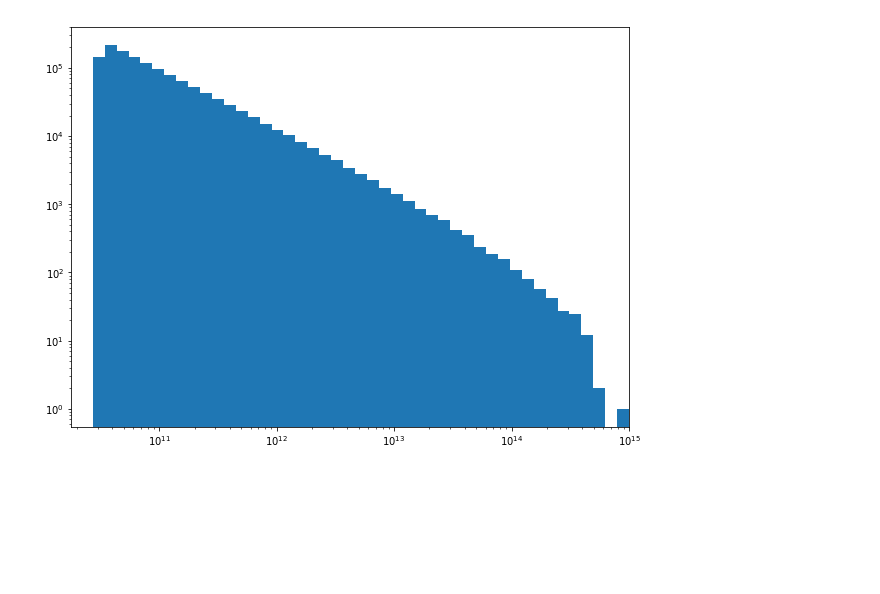
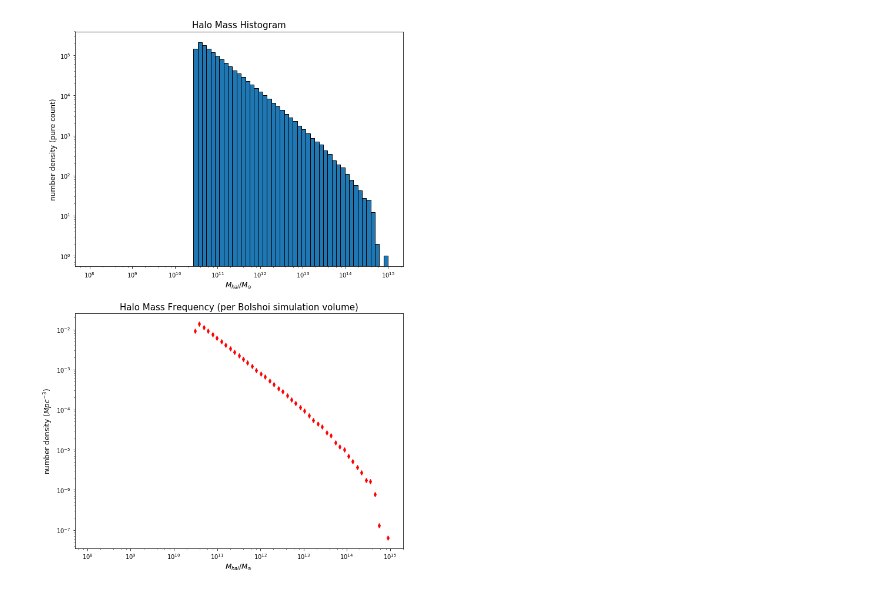
Before and after one commit to patricks1/Tinker, a Jupyter notebook: schechter.ipynb, the cells around one changed output. Saved outputs shown, nothing was run; the diff lists cells and outputs as text; code cells hidden in the pictures; blank space fills up the shorter version.

```diff
--- a/schechter.ipynb
+++ b/schechter.ipynb
@@ -33,17 +40,29 @@ plt.show()
-# %%
-fig=plt.figure(figsize=(10,25))
-
-loghalomass=np.log10(halomass)
-bins=np.logspace(8,15,(15.-8.)/0.1)
-
-halomassplot=fig.add_subplot(3,1,1)
-
-halomassplot.hist(halomass,bins=bins)
-halomassplot.set_xscale('log')
-halomassplot.set_yscale('log')
-halomassplot.set_xlim(10.**10.25,10.**15.)
-halomassplot.set_ylim(0,10.**6.)
-
-plt.show()
-# %% [output]
-[figure, removed]
+# %%
+bins=np.logspace(8,15,(15.-8.)/0.1)
+logbins=np.log10(bins)
+
+fig=plt.figure(figsize=(10,25))
+
+halomassplot=fig.add_subplot(3,1,1)
+halofreq, binsout, patches = halomassplot.hist(halomass,bins=bins,edgecolor='k')
+halomassplot.set_xscale('log')
+halomassplot.set_yscale('log')
+halomassplot.set_ylabel('number density (pure count)',fontsize=12)
+halomassplot.set_xlabel('$M_{hal}/M_{\odot}$',fontsize=12)
+halomassplot.set_title('Halo Mass Histogram',fontsize=15)
+
+halofreq=halofreq/(250.)**3. #frequency per cubic megaparsec
+midbins = (binsout[1:]+binsout[:-1])/2.
+logmidbins=np.log10(midbins)
+
+dotplot=fig.add_subplot(3,1,2)
+dotplot.plot(midbins,halofreq,'rd',markersize=5)
+dotplot.set_xscale('log')
+dotplot.set_yscale('log')
+dotplot.set_ylabel('number density ($Mpc^{-3}$)',fontsize=12)
+dotplot.set_xlabel('$M_{hal}/M_{\odot}$',fontsize=12)
+dotplot.set_title('Halo Mass Frequency (per Bolshoi simulation volume)',fontsize=15)
+
+plt.show()
+# %% [output]
+[figure, added]
```
Also changed, not shown: parts of 6 cells of this notebook.
